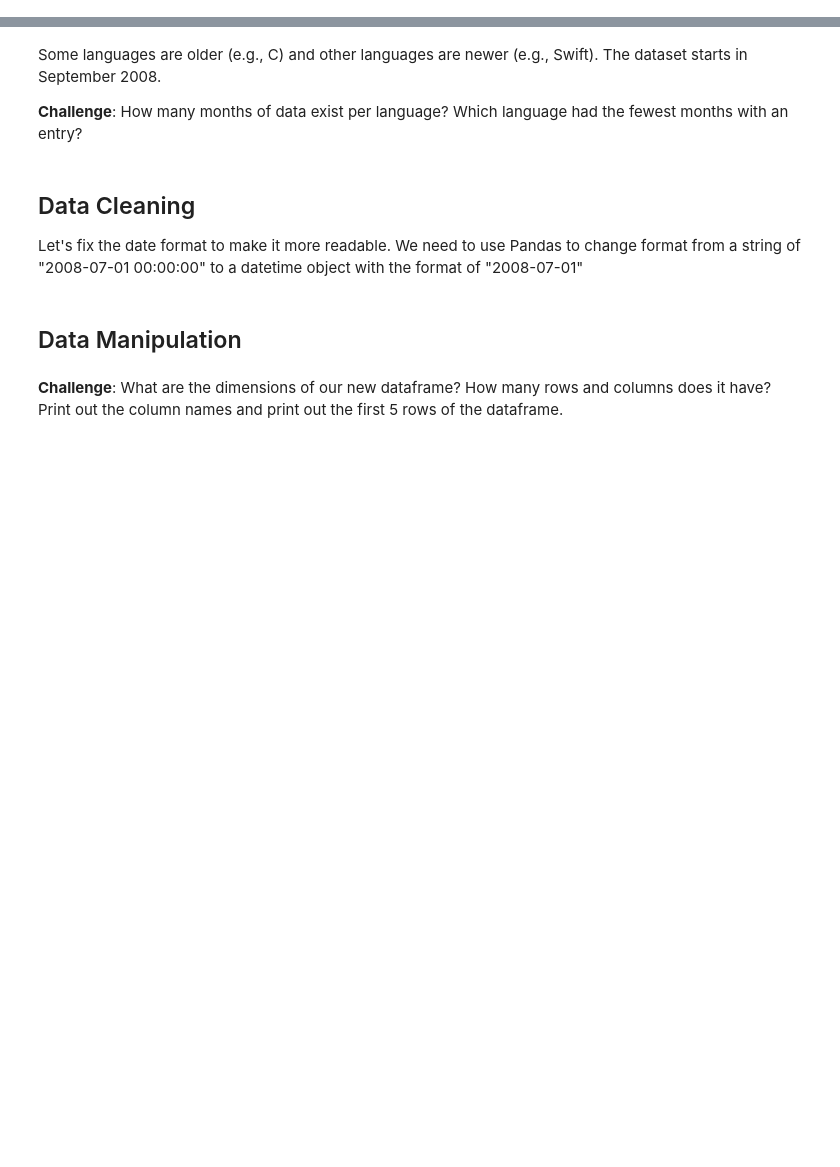
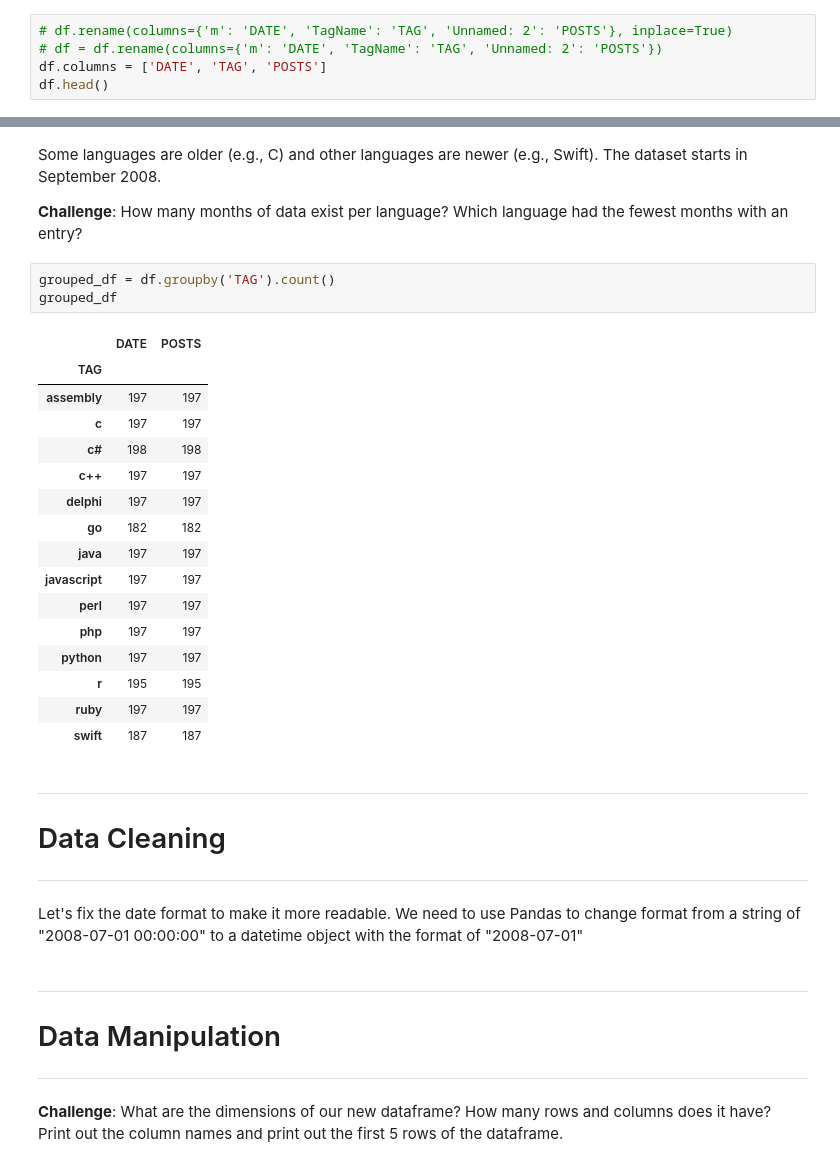
Before and after one commit to SiracencoSerghei/Bootcamp_Python, a Jupyter notebook: day_73/Programming_Languages.ipynb, the cells around one changed output, grey strips where cells are left out. Drawn from its saved outputs; the diff is of its cells as text; blank space fills up the shorter version.

```diff
--- a/day_73/Programming_Languages.ipynb
+++ b/day_73/Programming_Languages.ipynb
@@ -49,0 +80,5 @@ df
+# %%
+# df.rename(columns={'m': 'DATE', 'TagName': 'TAG', 'Unnamed: 2': 'POSTS'}, inplace=True)
+# df = df.rename(columns={'m': 'DATE', 'TagName': 'TAG', 'Unnamed: 2': 'POSTS'})
+df.columns = ['DATE', 'TAG', 'POSTS']
+df.head()
@@ -59,12 +145,36 @@ Which Programming language has had the highest total number of posts of all time
 Some languages are older (e.g., C) and other languages are newer (e.g., Swift). The dataset starts in September 2008.
 
 **Challenge**: How many months of data exist per language? Which language had the fewest months with an entry?
+# %%
+grouped_df = df.groupby('TAG').count()
+grouped_df
+# %% [output]
+|  | DATE | POSTS |
+| TAG |  |  |
+| assembly | 197 | 197 |
+| c | 197 | 197 |
+| c# | 198 | 198 |
+| c++ | 197 | 197 |
+| delphi | 197 | 197 |
+| go | 182 | 182 |
+| java | 197 | 197 |
+| javascript | 197 | 197 |
+| perl | 197 | 197 |
+| php | 197 | 197 |
+| python | 197 | 197 |
+| r | 195 | 195 |
+| ruby | 197 | 197 |
+| swift | 187 | 187 |
 # %% [markdown]
-## Data Cleaning
+---
+# Data Cleaning
+---
 
 Let's fix the date format to make it more readable. We need to use Pandas to change format from a string of "2008-07-01 00:00:00" to a datetime object with the format of "2008-07-01"
 # %% [markdown]
-## Data Manipulation
+---
+# Data Manipulation
+---
 # %% [markdown]
 **Challenge**: What are the dimensions of our new dataframe? How many rows and columns does it have? Print out the column names and print out the first 5 rows of the dataframe.
 # %% [markdown]
```
Also changed, not shown: parts of 18 cells of this notebook.
